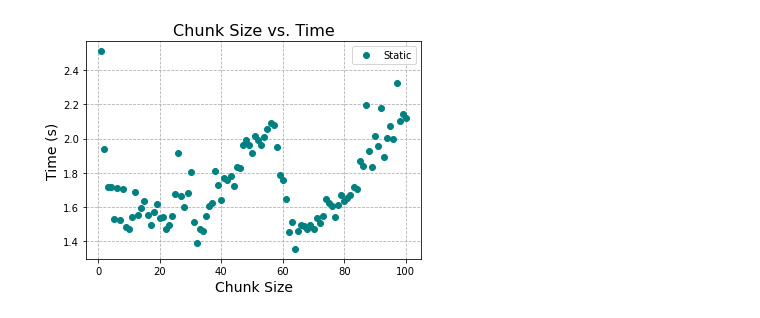
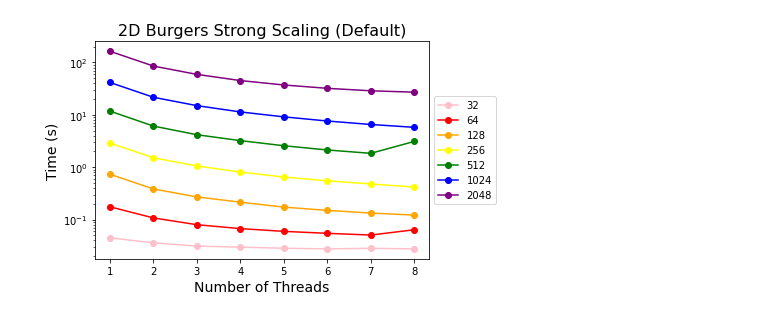
Before and after one commit to LivInTheLookingGlass/CMSE822-final, a Jupyter notebook: C++ Code/2D Viscous Burgers Equation Parallel/Plots.ipynb, the cells around one changed output. Saved outputs shown, nothing was run; the diff lists cells and outputs as text; code cells hidden in the pictures.

```diff
--- a/C++ Code/2D Viscous Burgers Equation Parallel/Plots.ipynb
+++ b/C++ Code/2D Viscous Burgers Equation Parallel/Plots.ipynb
@@ -1,50 +1,107 @@
 # %%
 import matplotlib.pyplot as plt
 import numpy as np
 import csv
 
 # close all the figures, if open from previous commands
 plt.close('all')
 
 ########### Plot Data ###################
 
-a = []
-b = []
+N = []
+n = []
+t = []
+average_time = []
 
 # open file for reading
 with open('results_default_strong.csv') as csvDataFile:
 
     # read file as csv file
     csvReader = csv.reader(csvDataFile)
     for row in csvReader:
-        a.append(row[4])
-        b.append(row[7])
+        N.append(row[1])
+        n.append(row[2])
+        t.append(row[3])
+        average_time.append(row[6])
 
-c = np.array(a)
-d = np.array(b)
+N = np.array(N)
+n = np.array(n)
+t = np.array(t)
+average_time = np.array(average_time)
 
-c = np.delete(c, 0)
-d = np.delete(d, 0)
+N = np.delete(N, 0)
+n = np.delete(n, 0)
+t = np.delete(t, 0)
+average_time = np.delete(average_time, 0)
 
 
-e = [int(i) for i in c]
-f = [float(i) for i in d]
+N = [int(i) for i in N]
+n = [int(i) for i in n]
+t = [int(i) for i in t]
+average_time = [float(i) for i in average_time]
+
+
+########### Split Into Ranges ###################
+#1 Pink
+default_strong_32_N = N[0:8]
+default_strong_32_n = n[0:8]
+default_strong_32_t = t[0:8]
+default_strong_32_average_time = average_time[0:8]
+#2 Red
+default_strong_64_N = N[8:16]
+default_strong_64_n = n[8:16]
+default_strong_64_t = t[8:16]
+default_strong_64_average_time = average_time[8:16]
+#3 Orange
+default_strong_128_N = N[16:24]
+default_strong_128_n = n[16:24]
+default_strong_128_t = t[16:24]
+default_strong_128_average_time = average_time[16:24]
+#4 Yellow
+default_strong_256_N = N[24:32]
+default_strong_256_n = n[24:32]
+default_strong_256_t = t[24:32]
+default_strong_256_average_time = average_time[24:32]
+#5 Green
+default_strong_512_N = N[32:40]
+default_strong_512_n = n[32:40]
+default_strong_512_t = t[32:40]
+default_strong_512_average_time = average_time[32:40]
+#6 Blue
+default_strong_1024_N = N[40:48]
+default_strong_1024_n = n[40:48]
+default_strong_1024_t = t[40:48]
+default_strong_1024_average_time = average_time[40:48]
+#7 Purple
+default_strong_2048_N = N[48:56]
+default_strong_2048_n = n[48:56]
+default_strong_2048_t = t[48:56]
+default_strong_2048_average_time = average_time[48:56]
+
 
 ########### Line style and Marker ###################
-plt.plot(e,f, 'o',color = 'teal',label='Static')
+plt.plot(default_strong_32_t,default_strong_32_average_time, 'o-',color = 'pink',label='32')
+plt.plot(default_strong_64_t,default_strong_64_average_time, 'o-',color = 'red',label='64')
+plt.plot(default_strong_128_t,default_strong_128_average_time, 'o-',color = 'orange',label='128')
+plt.plot(default_strong_256_t,default_strong_256_average_time, 'o-',color = 'yellow',label='256')
+plt.plot(default_strong_512_t,default_strong_512_average_time, 'o-',color = 'green',label='512')
+plt.plot(default_strong_1024_t,default_strong_1024_average_time, 'o-',color = 'blue',label='1024')
+plt.plot(default_strong_2048_t,default_strong_2048_average_time, 'o-',color = 'purple',label='2048')
 
-############ Legend ####################
-plt.legend(loc="best") #show legend
-#plt.ylim(0,5)
 
-#### Lable and Grid ####################
-plt.xlabel('Chunk Size').set_fontsize(14) # x label
+# ############ Legend ####################
+plt.legend(loc='center left', bbox_to_anchor=(1, 0.5))
+# #plt.ylim(0,5)
+plt.yscale('log')
+
+# #### Lable and Grid ####################
+plt.xlabel('Number of Threads').set_fontsize(14) # x label
 plt.ylabel('Time (s)').set_fontsize(14) # y label
-plt.grid(True,which="both", linestyle='--')
-plt.title('Chunk Size vs. Time').set_fontsize(16)
-plt.show()
+# plt.grid(True,which="both", linestyle='--')
+plt.title('2D Burgers Strong Scaling (Default)').set_fontsize(16)
+# plt.show()
 # %% [output]
-[figure, old version]
+[figure, new version]
 # %%
 import matplotlib.pyplot as plt
 import numpy as np
```
Also changed, not shown: parts of 11 cells of this notebook, 15 other files.
